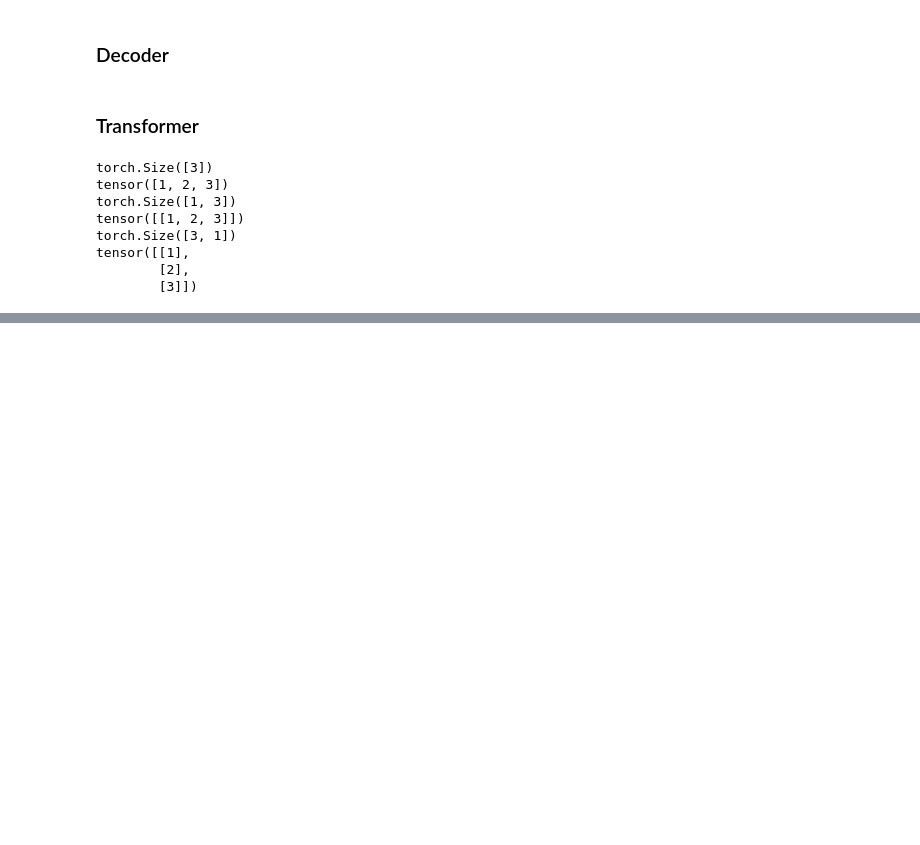
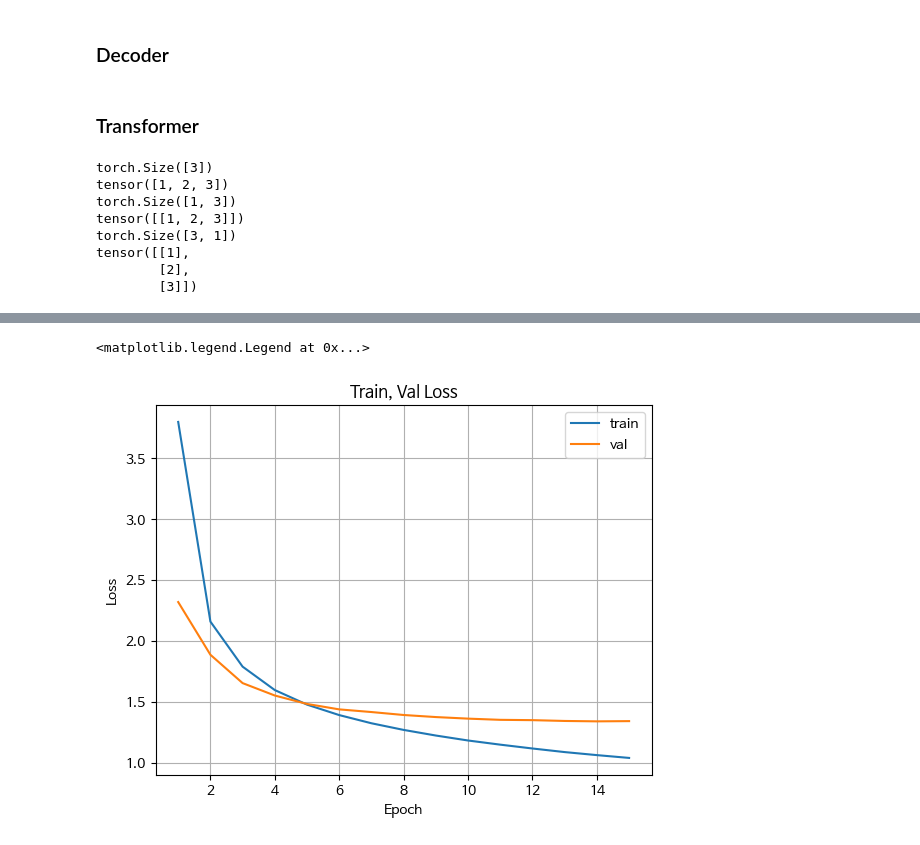
Before and after one commit to minseong-oh/TransformerForTranslation, a Jupyter notebook: Translator.ipynb, the cells around one changed output, grey strips where cells are left out. Drawn from its saved outputs; the diff is of its cells as text; code cells hidden in the pictures; blank space fills up the shorter version.

Commit message:
Colab을 통해 생성됨

```diff
--- a/Translator.ipynb
+++ b/Translator.ipynb
@@ -67,6 +67,9 @@ scheduler_name = 'Noam'
 
 warmup_steps = 1000
 LR_scale = 0.5
+
+save_model_path = '/content/drive/MyDrive/Colab Notebooks/results/Transformer_small2.pt'
+save_history_path = '/content/drive/MyDrive/Colab Notebooks/results/Transformer_small2_history.pt'
 # %%
 # 논문보다 모델 사이즈 축소
 n_layers = 3
@@ -350,0 +470,11 @@ print(x.shape)
+# %%
+loaded = torch.load(save_model_path, map_location=DEVICE)
+load_model = loaded["model"]
+ep = loaded["ep"]
+optimizer = loaded["optimizer"]
+
+loaded = torch.load(save_history_path, map_location=DEVICE)
+loss_history = loaded["loss_history"]
+
+print(ep)
+print(optimizer)
@@ -350,0 +496,12 @@ print(x.shape)
+# %%
+plt.figure()
+plt.plot(range(1,EPOCH+1),loss_history["train"], label="train")
+plt.plot(range(1,EPOCH+1),loss_history["val"], label="val")
+plt.xlabel("Epoch")
+plt.ylabel("Loss")
+plt.title("Train, Val Loss")
+plt.grid()
+plt.legend()
+# %% [output]
+<matplotlib.legend.Legend at 0x...>
+[figure, added]
```
Also changed, not shown: parts of 16 cells of this notebook.
